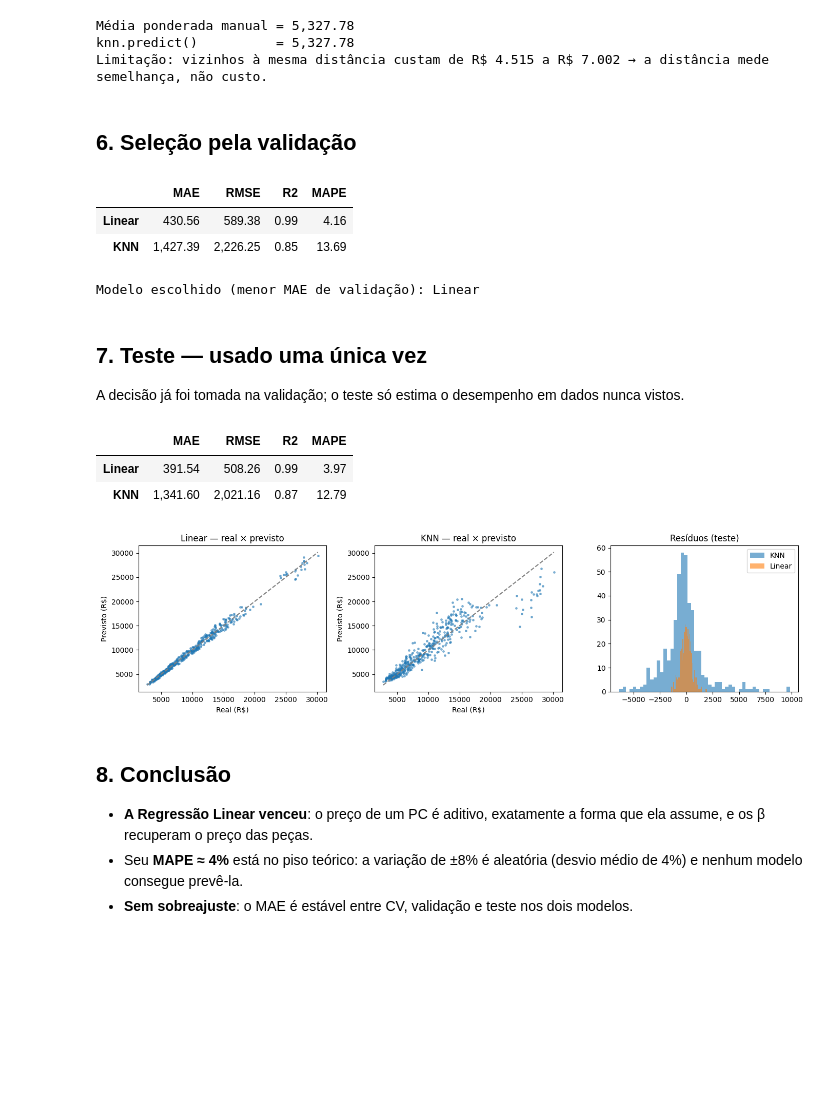
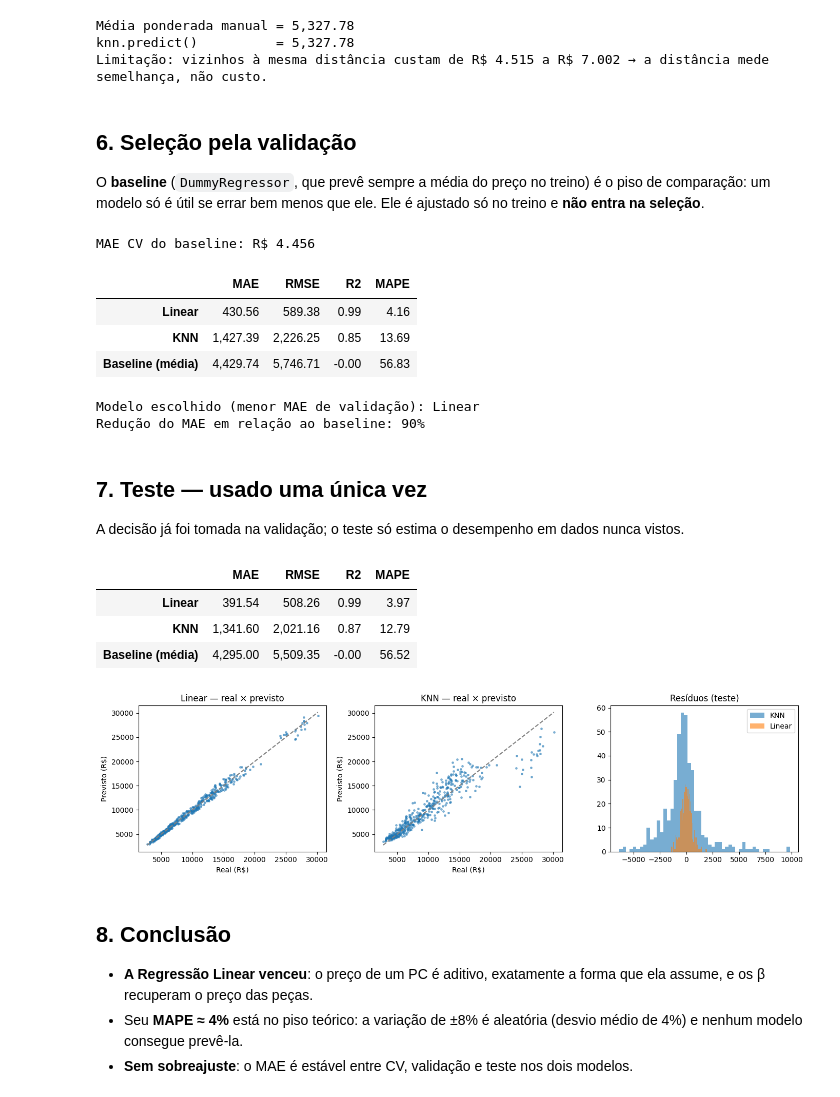
Before and after one commit to Loren1z9o/Price-Predictory-Hardware-, a Jupyter notebook: PC_Gamer_Price_Predictor.ipynb, the cells around one changed output. Saved outputs shown, nothing was run; the diff lists cells and outputs as text; code cells hidden in the pictures; blank space fills up the shorter version.

```diff
--- a/PC_Gamer_Price_Predictor.ipynb
+++ b/PC_Gamer_Price_Predictor.ipynb
@@ -219,23 +219,36 @@ knn.predict()          = 5,327.78
 Limitação: vizinhos à mesma distância custam de R$ 4.515 a R$ 7.002 → a distância mede semelhança, não custo.
 # %% [markdown]
 ## 6. Seleção pela validação
+O **baseline** (`DummyRegressor`, que prevê sempre a média do preço no treino) é o piso de comparação: um modelo só é útil se errar bem menos que ele. Ele é ajustado só no treino e **não entra na seleção**.
 # %%
+from sklearn.dummy import DummyRegressor
+dummy = DummyRegressor(strategy="mean").fit(X_tr, y_tr)        # ajustado só no treino
+cv_dummy = -cross_val_score(DummyRegressor(strategy="mean"), X_tr, y_tr, cv=cv,
+                            scoring="neg_mean_absolute_error").mean()
+print("MAE CV do baseline:", brl(cv_dummy))
+
 modelos = {"Linear": lin, "KNN": knn}
 val = pd.DataFrame({m: ml.metricas(y_va, p.predict(X_va)) for m, p in modelos.items()}).T
+melhor = val["MAE"].idxmin()                                   # seleção só entre os modelos reais
+val.loc["Baseline (média)"] = ml.metricas(y_va, dummy.predict(X_va))
 display(val)
-melhor = val["MAE"].idxmin()
 print("Modelo escolhido (menor MAE de validação):", melhor)
+print(f"Redução do MAE em relação ao baseline: {1 - val.loc[melhor, 'MAE'] / val.loc['Baseline (média)', 'MAE']:.0%}")
 # %% [output]
+MAE CV do baseline: R$ 4.456
 |  | MAE | RMSE | R2 | MAPE |
 | Linear | 430.56 | 589.38 | 0.99 | 4.16 |
 | KNN | 1,427.39 | 2,226.25 | 0.85 | 13.69 |
+| Baseline (média) | 4,429.74 | 5,746.71 | -0.00 | 56.83 |
-Modelo escolhido (menor MAE de validação): Linear
+Modelo escolhido (menor MAE de validação): Linear
+Redução do MAE em relação ao baseline: 90%
 # %% [markdown]
 ## 7. Teste — usado uma única vez
 A decisão já foi tomada na validação; o teste só estima o desempenho em dados nunca vistos.
 # %%
 pred = {m: p.predict(X_te) for m, p in modelos.items()}
 teste = pd.DataFrame({m: ml.metricas(y_te, p) for m, p in pred.items()}).T
+teste.loc["Baseline (média)"] = ml.metricas(y_te, dummy.predict(X_te))
 display(teste)
 
 fig, ax = plt.subplots(1, 3, figsize=(14, 3.8))
@@ -249,6 +262,7 @@ plt.tight_layout(); plt.show()
 |  | MAE | RMSE | R2 | MAPE |
 | Linear | 391.54 | 508.26 | 0.99 | 3.97 |
 | KNN | 1,341.60 | 2,021.16 | 0.87 | 12.79 |
+| Baseline (média) | 4,295.00 | 5,509.35 | -0.00 | 56.52 |
 [figure]
 # %% [markdown]
 ## 8. Conclusão
```
Also changed, not shown: 1 other file.
